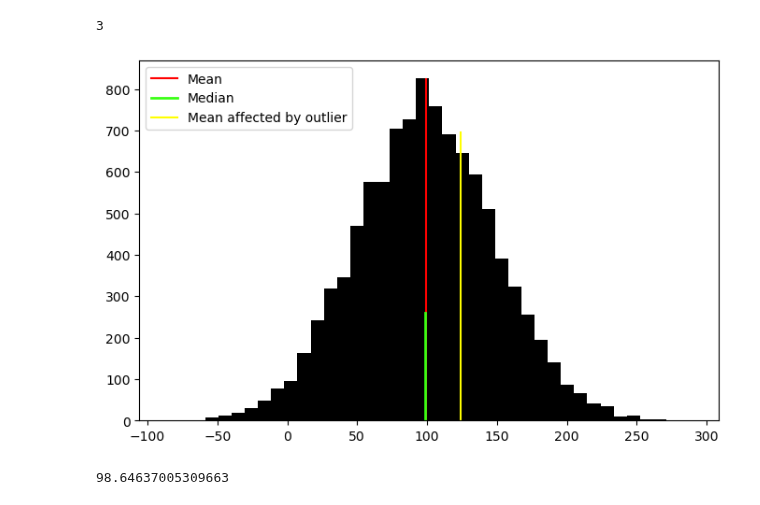
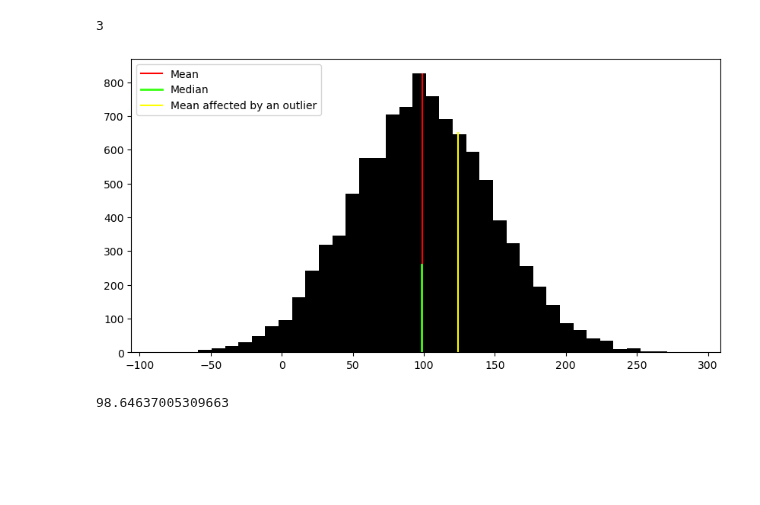
Before and after one commit to Tanja888/funddata-assessment, a Jupyter notebook: normal-distribution.ipynb, the cells around one changed output. Saved outputs shown, nothing was run; the diff lists cells and outputs as text; code cells hidden in the pictures; blank space fills up the shorter version.

```diff
--- a/normal-distribution.ipynb
+++ b/normal-distribution.ipynb
@@ -201,20 +208,20 @@ st.median(test)
 # %%
 # Random samples
 
 np.random.seed(0)
 x = np.random.normal(100, 50, 10000)
 
-fig, ax = plt.subplots(figsize=(8,5))
+fig, ax = plt.subplots(figsize=(10,5))
 ax.hist(x, 40, color='black');
 
 ax.axvline(x=99.07, color='red', ymax=0.95, linewidth=1.5, label='Mean')
 ax.axvline(x=98.64, color='#39FF14', ymax=0.30, linewidth=2.0, label='Median')
-ax.axvline(x=124.05, color='yellow', ymax=0.80, linewidth=1.5, label='Mean affected by outlier')
+ax.axvline(x=124.05, color='yellow', ymax=0.750, linewidth=1.5, label='Mean affected by an outlier')
 ax.legend(loc='upper left');
 
 #plt.hist(x, 30, color='green');
 # %% [output]
-[figure, old version]
+[figure, new version]
 # %%
 st.median(x)
 # %% [output]
```
Also changed, not shown: parts of 20 cells of this notebook.
